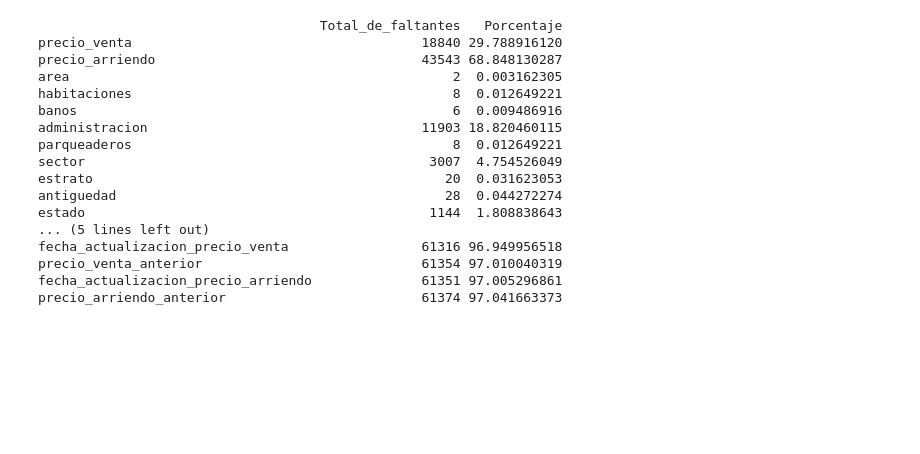
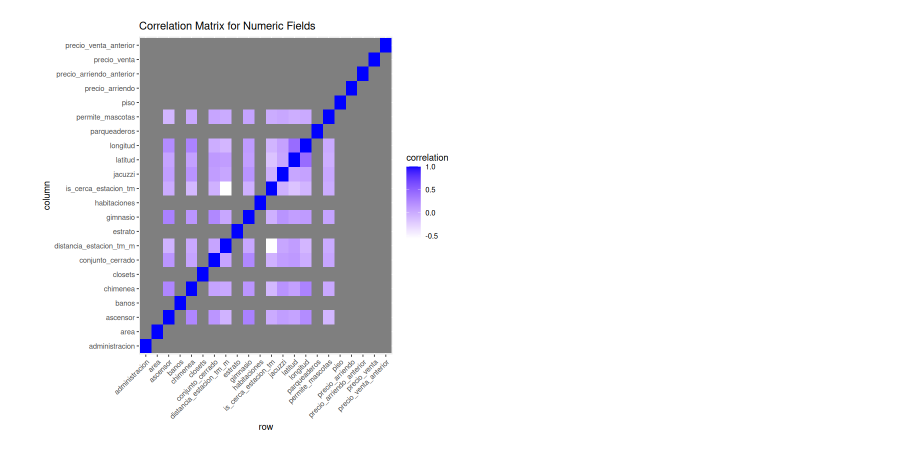
Before and after one commit to Sergio99778/bedu-R-project, a Jupyter notebook: main.ipynb, the cells around one changed output. Drawn from its saved outputs; the diff is of its cells as text; code cells hidden in the pictures; blank space fills up the shorter version.

```diff
--- a/main.ipynb
+++ b/main.ipynb
@@ -71,3 +71,24 @@ A data.frame: 6 × 38
+# %%
+# Select numeric columns from the apartments dataframe
+numeric_columns <- sapply(apartments, is.numeric)
+numeric_data <- apartments[, numeric_columns]
+
+# Calculate the correlation matrix
+correlation_matrix <- cor(numeric_data)
+
+# Convert the correlation matrix to long format
+correlation_df <- as.data.frame(correlation_matrix)
+correlation_df$row <- rownames(correlation_matrix)
+correlation_df_long <- tidyr::pivot_longer(correlation_df, cols = -row, names_to = "column", values_to = "correlation")
+
+# Visualize the correlation matrix using ggplot
+ggplot(correlation_df_long, aes(x = row, y = column, fill = correlation)) +
+    geom_tile() +
+    labs(title = "Correlation Matrix for Numeric Fields") +
+    theme(axis.text.x = element_text(angle = 45, hjust = 1)) +
+    scale_fill_gradient(low = "white", high = "blue")
+# %% [output]
+[figure, added]
 # %%
 calcular_porcentaje_faltantes <- function(data) {
   na <- colSums(is.na(data))  # Calcula valores nulos por columna
@@ -76,24 +97,3 @@ calcular_porcentaje_faltantes <- function(data) {
   resultado <- data.frame(Total_de_faltantes = na, Porcentaje = porcentaje)
   return(resultado)
 }
-# %%
-resultado_faltantes <- calcular_porcentaje_faltantes(apartments)
-print(resultado_faltantes)
-# %% [output]
-                                    Total_de_faltantes   Porcentaje
-precio_venta                                     18840 29.788916120
-precio_arriendo                                  43543 68.848130287
-area                                                 2  0.003162305
-habitaciones                                         8  0.012649221
-banos                                                6  0.009486916
-administracion                                   11903 18.820460115
-parqueaderos                                         8  0.012649221
-sector                                            3007  4.754526049
-estrato                                             20  0.031623053
-antiguedad                                          28  0.044272274
-estado                                            1144  1.808838643
-... (5 lines left out)
-fecha_actualizacion_precio_venta                 61316 96.949956518
-precio_venta_anterior                            61354 97.010040319
-fecha_actualizacion_precio_arriendo              61351 97.005296861
-precio_arriendo_anterior                         61374 97.041663373
```
Also changed, not shown: parts of 25 cells of this notebook.
